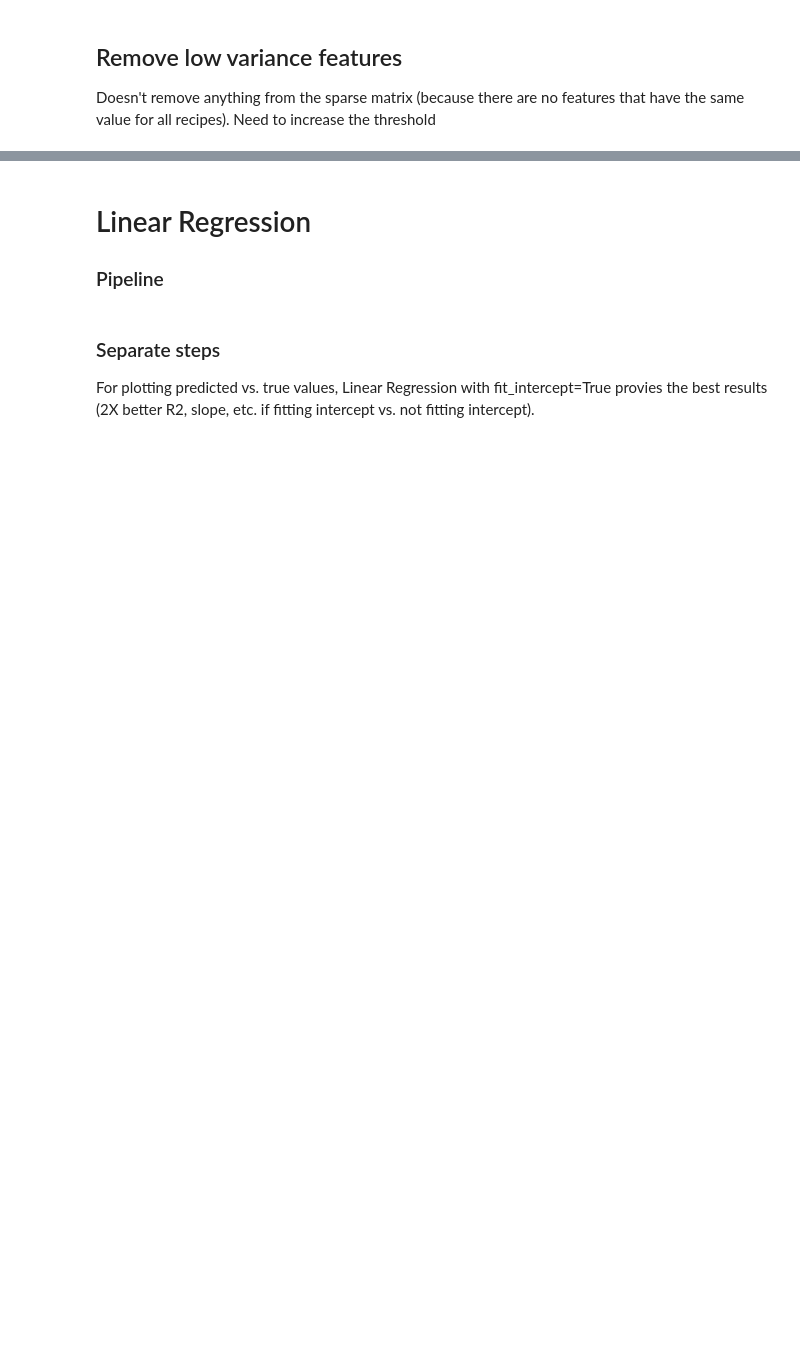
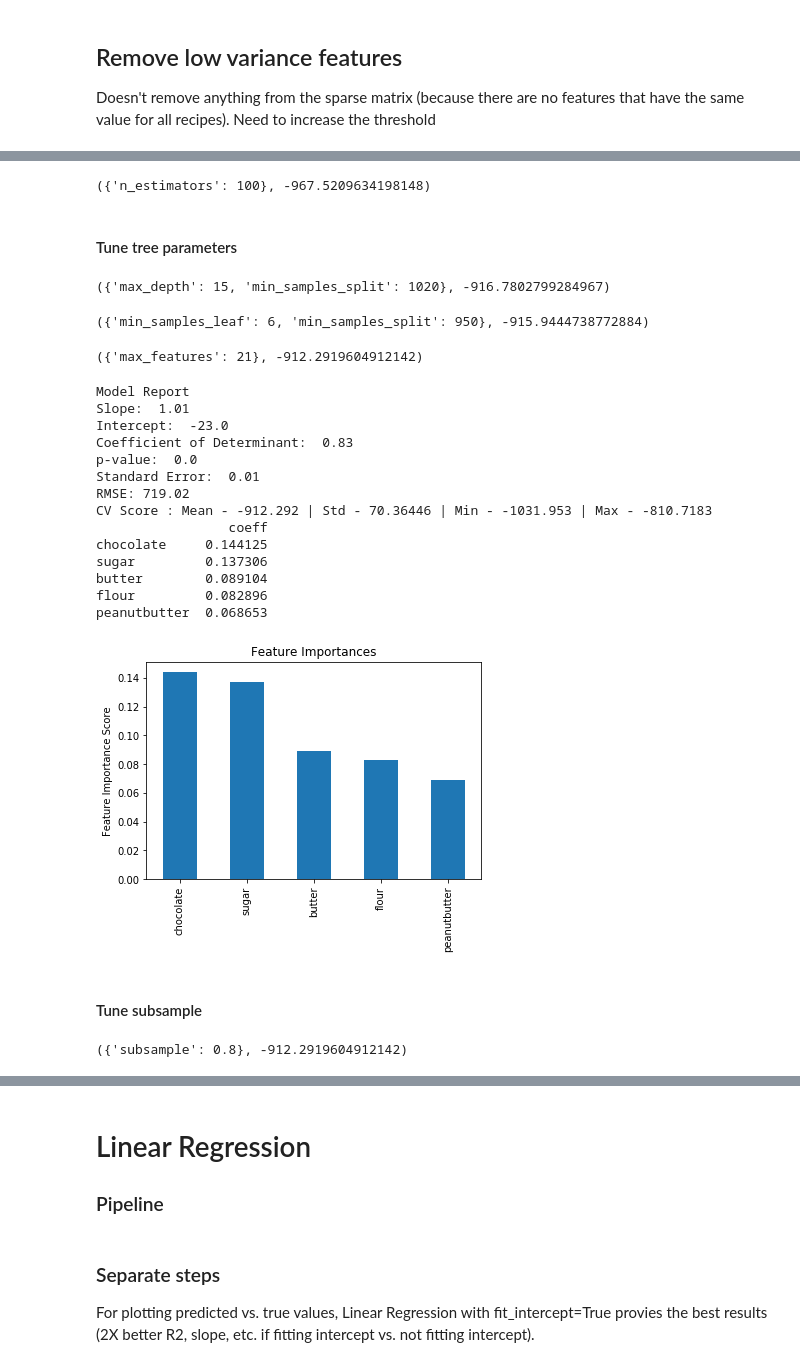
Before and after one commit to jinny-sun/cookie-cutter, a Jupyter notebook: CookieCutter.ipynb, the cells around one changed output, grey strips where cells are left out. Cells and saved outputs as stored; diff of their text form; code cells hidden in the pictures; blank space fills up the shorter version.

```diff
--- a/CookieCutter.ipynb
+++ b/CookieCutter.ipynb
@@ -474,0 +691,6 @@ selector.fit_transform(ingredient_bow_train)
+# %%
+from sklearn.model_selection import GridSearchCV
+param_test1 = {'n_estimators':range(20,241,10)}
+gsearch1 = GridSearchCV(estimator = GradientBoostingRegressor(learning_rate=0.4, min_samples_split=20, min_samples_leaf=2, max_depth=8, max_features='sqrt', subsample=0.8, random_state=10),
+param_grid = param_test1, scoring='neg_root_mean_squared_error', n_jobs=4,cv=5)
+gsearch1.fit(ingredient_bow_train, y_train['totalCal'])
@@ -474,0 +715,59 @@ selector.fit_transform(ingredient_bow_train)
+# %%
+# gsearch1.cv_results_,
+gsearch1.best_params_, gsearch1.best_score_ # Output
+# %% [output]
+({'n_estimators': 100}, -967.5209634198148)
+# %% [markdown]
+#### Tune tree parameters
+# %%
+param_test2 = {'max_depth':range(5,16,2), 'min_samples_split':range(2000,2001,200)}
+gsearch2 = GridSearchCV(estimator = GradientBoostingRegressor(learning_rate=0.4, n_estimators=100, max_features='sqrt', subsample=0.8, random_state=10),
+param_grid = param_test2, scoring='neg_root_mean_squared_error', n_jobs=4, cv=5)
+gsearch2.fit(ingredient_bow_train, y_train['totalCal'])
+gsearch2.best_params_, gsearch2.best_score_
+# %% [output]
+({'max_depth': 15, 'min_samples_split': 1020}, -916.7802799284967)
+# %%
+param_test3 = {'min_samples_split':range(900,1200,10), 'min_samples_leaf':range(2,82,4)}
+gsearch3 = GridSearchCV(estimator = GradientBoostingRegressor(learning_rate=0.4, n_estimators=100, max_depth=7, max_features='sqrt', subsample=0.8, random_state=10),
+param_grid = param_test3, scoring='neg_root_mean_squared_error', n_jobs=4, cv=5)
+gsearch3.fit(ingredient_bow_train, y_train['totalCal'])
+gsearch3.best_params_, gsearch3.best_score_
+# %% [output]
+({'min_samples_leaf': 6, 'min_samples_split': 950}, -915.9444738772884)
+# %%
+param_test4 = {'max_features':range(7,30,2)}
+gsearch4 = GridSearchCV(estimator = GradientBoostingRegressor(learning_rate=0.4, n_estimators=100, max_depth=7, min_samples_split=950, min_samples_leaf=6, subsample=0.8, random_state=10),
+param_grid = param_test4, scoring='neg_root_mean_squared_error', n_jobs=4, cv=5)
+gsearch4.fit(ingredient_bow_train, y_train['totalCal'])
+gsearch4.best_params_, gsearch4.best_score_
+# %% [output]
+({'max_features': 21}, -912.2919604912142)
+# %%
+modelfit(gsearch4.best_estimator_, ingredient_bow_train, y_train['totalCal'],bow_transformer)
+# %% [output]
+Model Report
+Slope:  1.01
+Intercept:  -23.0
+Coefficient of Determinant:  0.83
+p-value:  0.0
+Standard Error:  0.01
+RMSE: 719.02
+CV Score : Mean - -912.292 | Std - 70.36446 | Min - -1031.953 | Max - -810.7183
+                 coeff
+chocolate     0.144125
+sugar         0.137306
+butter        0.089104
+flour         0.082896
+peanutbutter  0.068653
+[figure, added]
+# %% [markdown]
+#### Tune subsample
+# %%
+param_test5 = {'subsample':[0.6,0.7,0.75,0.8,0.85,0.9]}
+gsearch5 = GridSearchCV(estimator = GradientBoostingRegressor(learning_rate=0.4, n_estimators=100, max_depth=7, min_samples_split=950, min_samples_leaf=6, subsample=0.8, max_features=21, random_state=10),
+param_grid = param_test5, scoring='neg_root_mean_squared_error', n_jobs=4, cv=5)
+gsearch5.fit(ingredient_bow_train, y_train['totalCal'])
+gsearch5.best_params_, gsearch5.best_score_
+# %% [output]
+({'subsample': 0.8}, -912.2919604912142)
```
Also changed, not shown: parts of 91 cells of this notebook.
